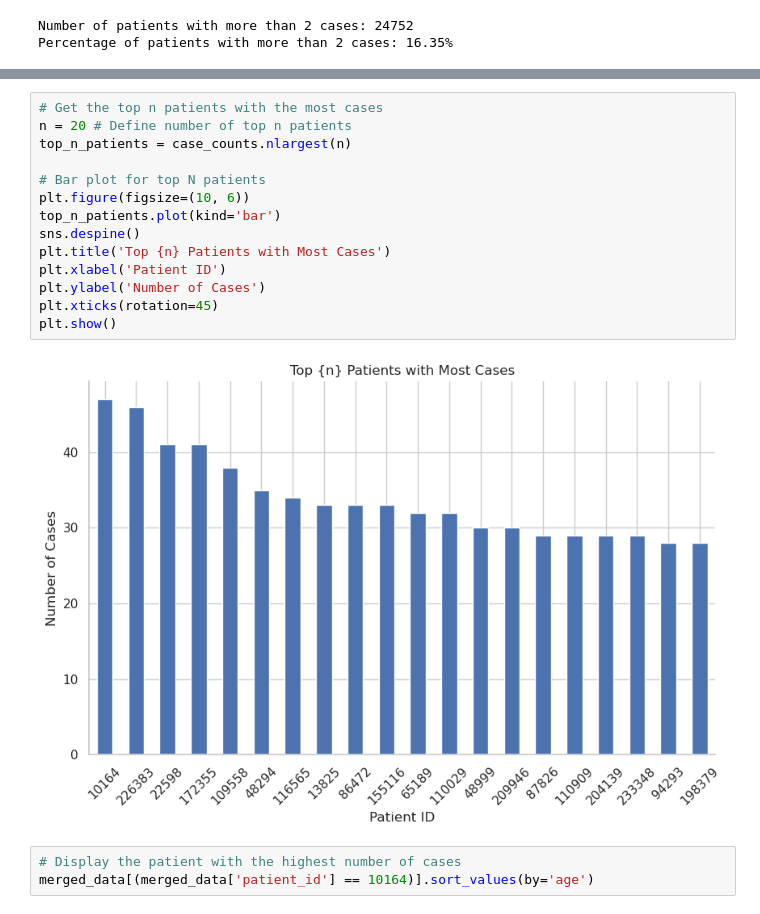
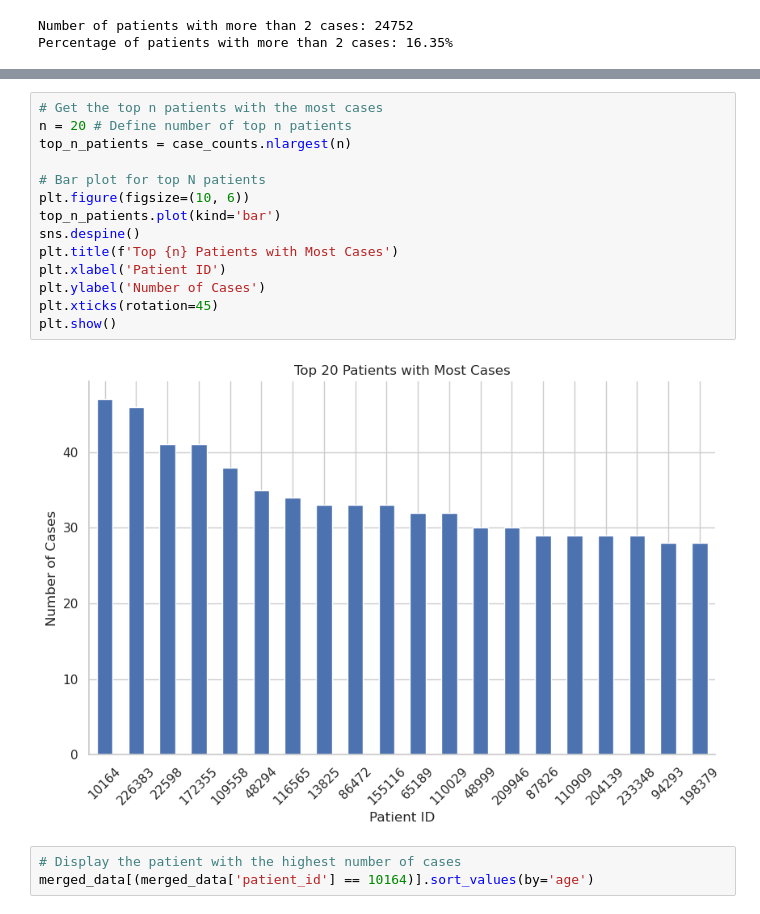
Before and after one commit to Yokopa/hospital-stay-discharge-prediction, a Jupyter notebook: code/4_eda_merged_data.ipynb, the cells around one changed output, grey strips where cells are left out. Drawn from its saved outputs; the diff is of its cells as text.

Commit message:
new plots

```diff
--- a/code/4_eda_merged_data.ipynb
+++ b/code/4_eda_merged_data.ipynb
@@ -75,19 +89,19 @@ plt.show()
 # %%
 # Get the top n patients with the most cases
 n = 20 # Define number of top n patients
 top_n_patients = case_counts.nlargest(n)
 
 # Bar plot for top N patients
 plt.figure(figsize=(10, 6))
 top_n_patients.plot(kind='bar')
 sns.despine()
-plt.title('Top {n} Patients with Most Cases')
+plt.title(f'Top {n} Patients with Most Cases')
 plt.xlabel('Patient ID')
 plt.ylabel('Number of Cases')
 plt.xticks(rotation=45)
 plt.show()
 # %% [output]
-[figure, old version]
+[figure, new version]
 # %%
 # Display the patient with the highest number of cases
 merged_data[(merged_data['patient_id'] == 10164)].sort_values(by='age')
```
Also changed, not shown: parts of 9 cells of this notebook.
